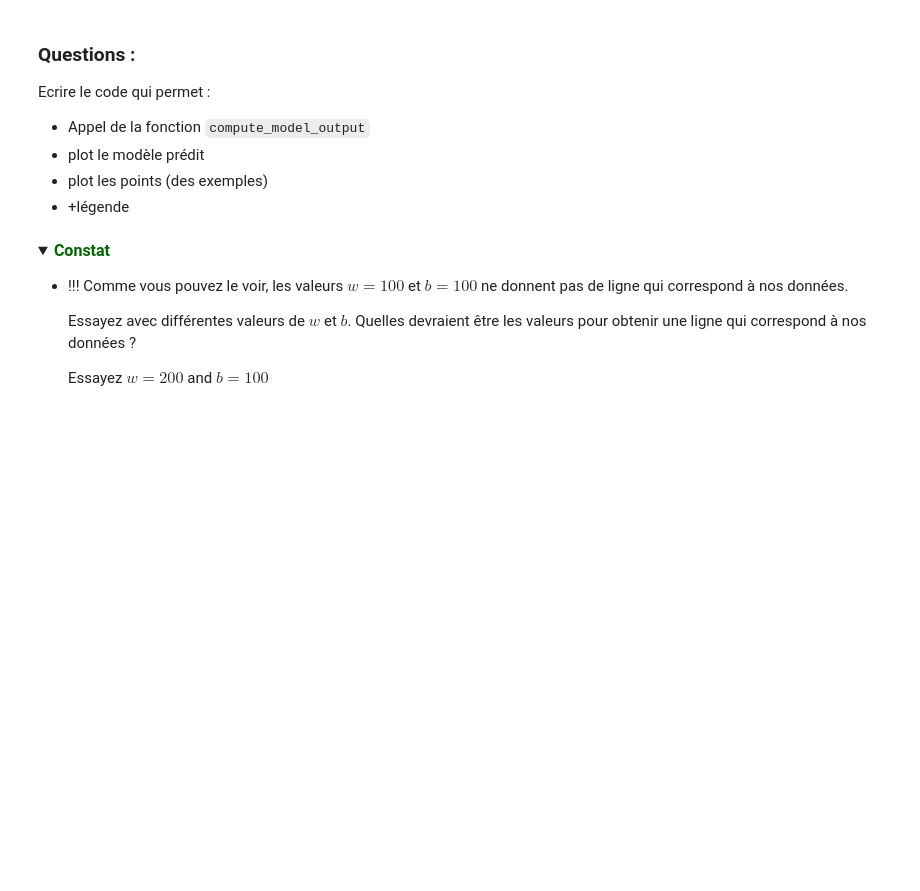
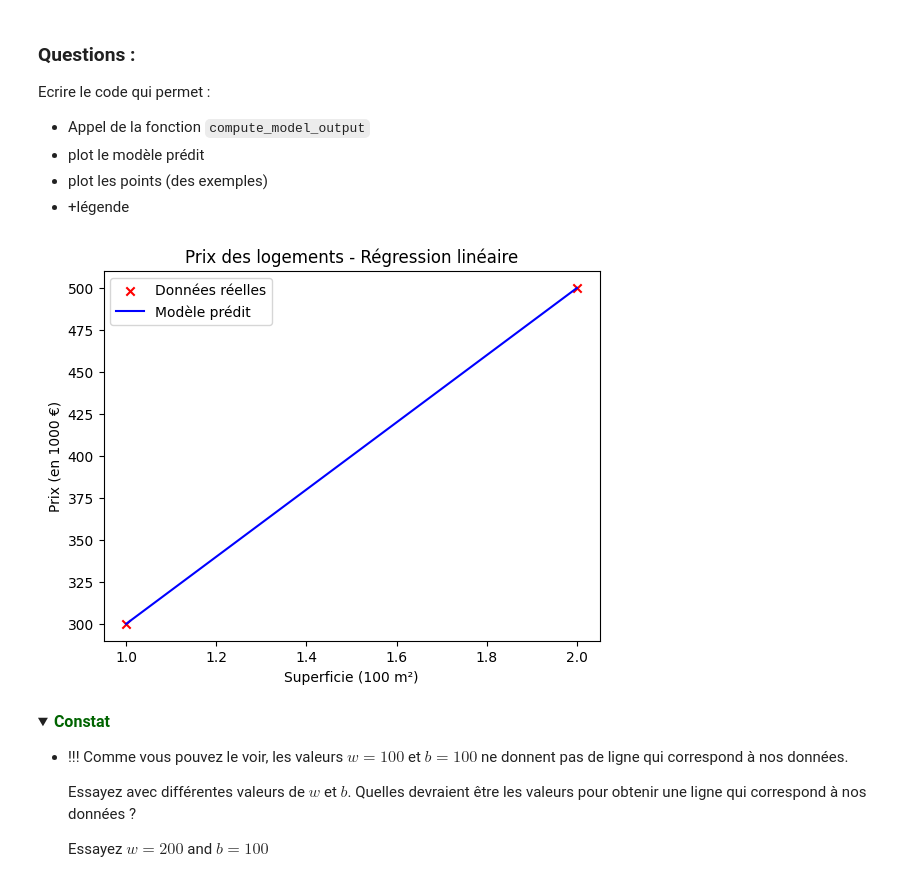
Before and after one commit to adamelhirch/R5.AGED.08, a Jupyter notebook: TP2/TP2_1 Linear Regression.ipynb, the cells around one changed output. Drawn from its saved outputs; the diff is of its cells as text; code cells hidden in the pictures; folded sections open; blank space fills up the shorter version.

```diff
--- a/TP2/TP2_1 Linear Regression.ipynb
+++ b/TP2/TP2_1 Linear Regression.ipynb
@@ -165,9 +189,7 @@ def compute_model_output(x, w, b):
       y (ndarray (m,)): target values
     """
 
-
-
-    return f_wb # renvoie le résultat de le vecteur comportant les résultats de f
+    return w*x+b # renvoie le résultat de le vecteur comportant les résultats de f
 # %% [markdown]
 ### Questions :
 Ecrire le code qui permet :
@@ -176,18 +198,24 @@ Ecrire le code qui permet :
 - plot les points (des exemples)
 - +légende
 # %%
-#Solution
+# Appel de la fonction compute_model_output
+y_pred = []
+y_pred.append(compute_model_output(x_train[0], 200, 100))
+y_pred.append(compute_model_output(x_train[1], 200, 100))
+# Tracé des points d'exemples
+plt.scatter(x_train, y_train, color='red', marker='x', label='Données réelles')
 
+# Tracé du modèle prédit (ligne)
+plt.plot(x_train, y_pred, color='blue', label='Modèle prédit')
 
-
-# Set the title
-plt.title("Prix des logts")
-# Set the y-axis label
-plt.ylabel('Prix (en 1000 €)')
-# Set the x-axis label
-plt.xlabel('Superficie (en m2)')
+# Ajout des labels et de la légende
+plt.title("Prix des logements - Régression linéaire")
+plt.xlabel("Superficie (100 m²)")
+plt.ylabel("Prix (en 1000 €)")
 plt.legend()
 plt.show()
+# %% [output]
+[figure, added]
 # %% [markdown]
 <details>
 <summary>
```
Also changed, not shown: parts of 12 cells of this notebook, 3 other files.
